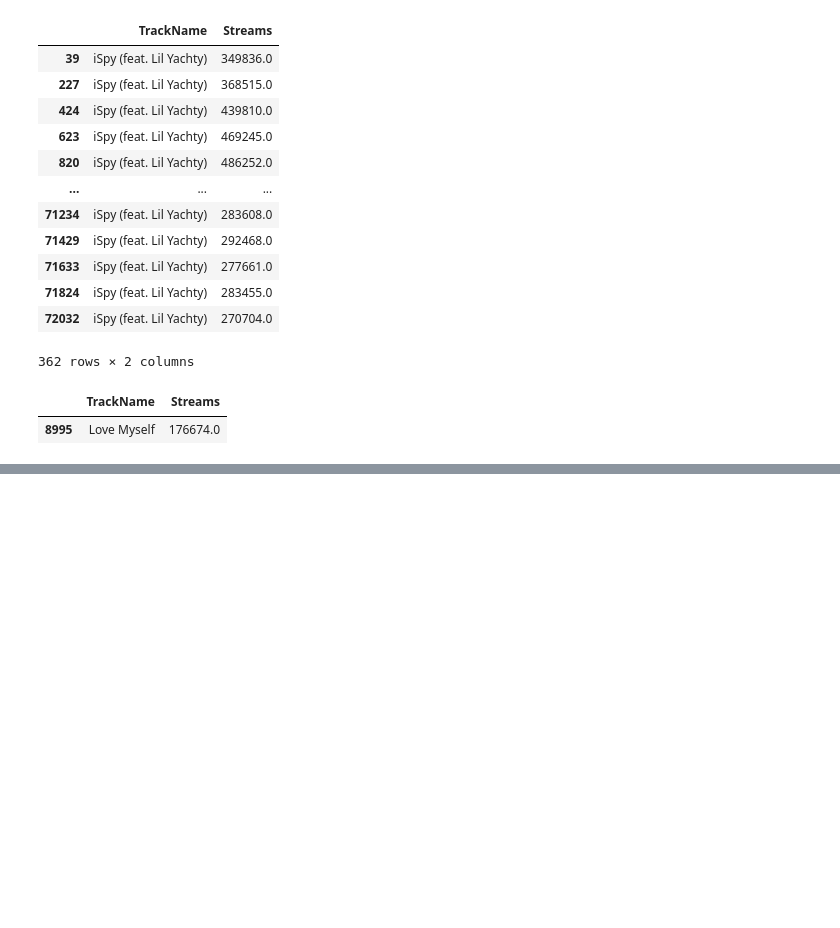
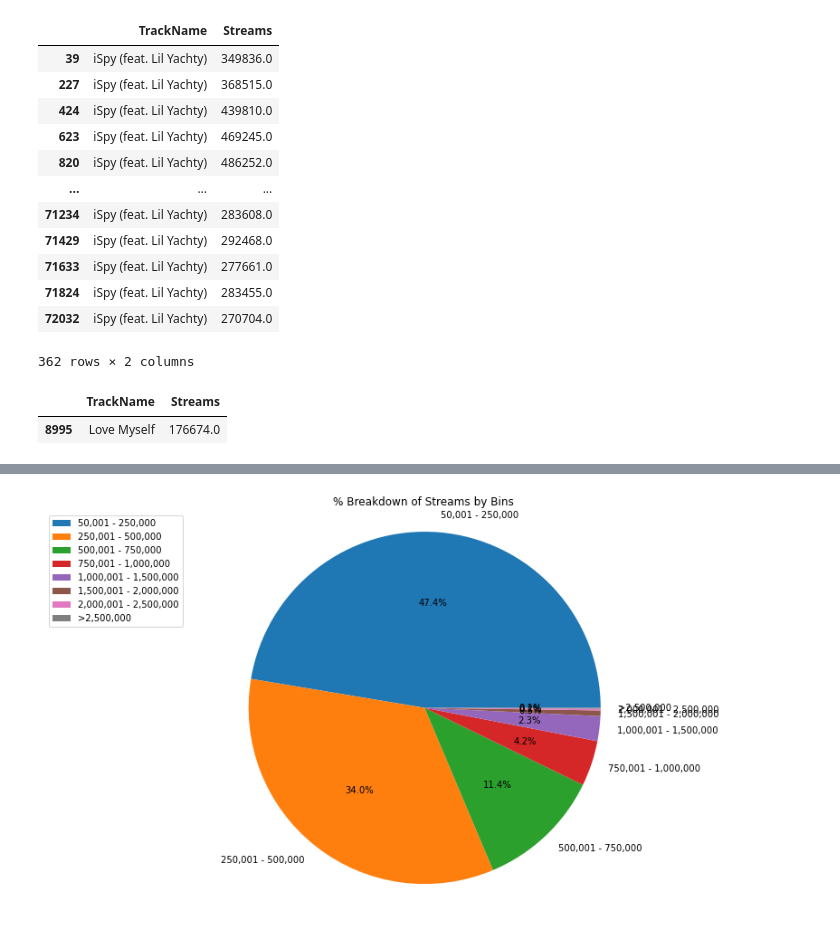
Before and after one commit to iastanehasl/Project-One, a Jupyter notebook: Spotipy_Group.ipynb, the cells around one changed output, grey strips where cells are left out. Drawn from its saved outputs; the diff is of its cells as text; code cells hidden in the pictures; blank space fills up the shorter version.

```diff
--- a/Spotipy_Group.ipynb
+++ b/Spotipy_Group.ipynb
@@ -198,0 +214,11 @@ freqSongMinName
+# %%
+fig, ax = plt.subplots(figsize=(15, 8), subplot_kw=dict(aspect="equal"))
+bins = pd.DataFrame(clean_Spoti["Bins"].value_counts())
+labels = bins.index.values
+plt.pie(bins, labels = labels, autopct = "%1.1f%%")
+plt.title("% Breakdown of Streams by Bins")
+plt.axis("equal")
+ax.legend(loc="upper left")
+plt.show()
+# %% [output]
+[figure, added]
```
Also changed, not shown: parts of 6 cells of this notebook.
